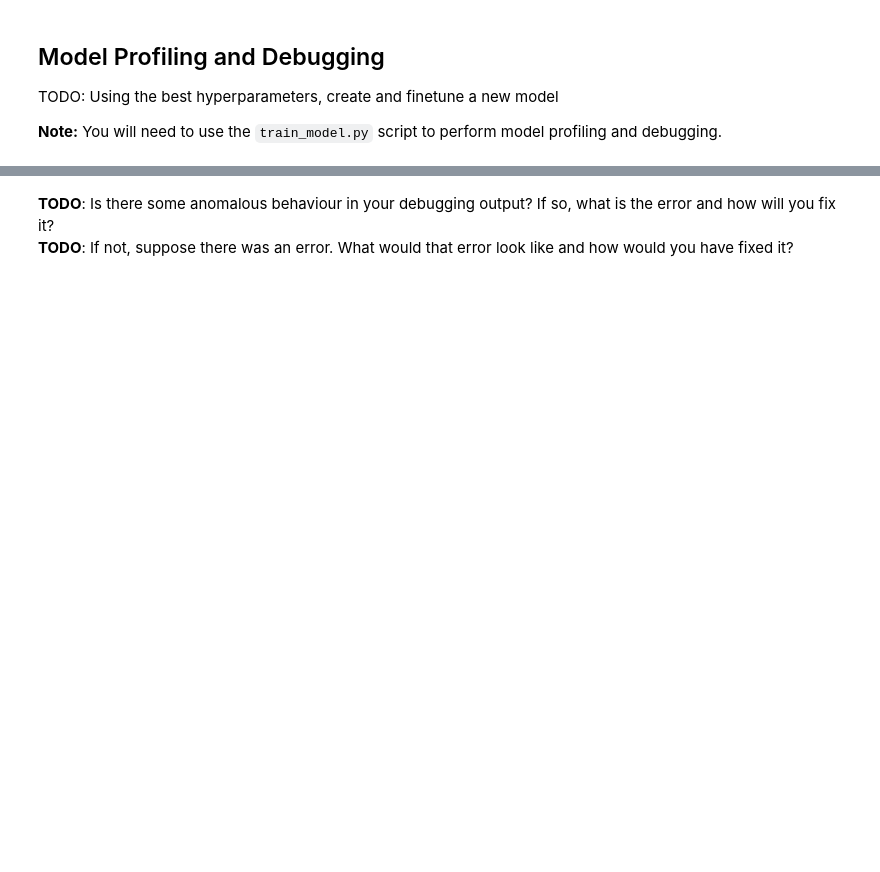
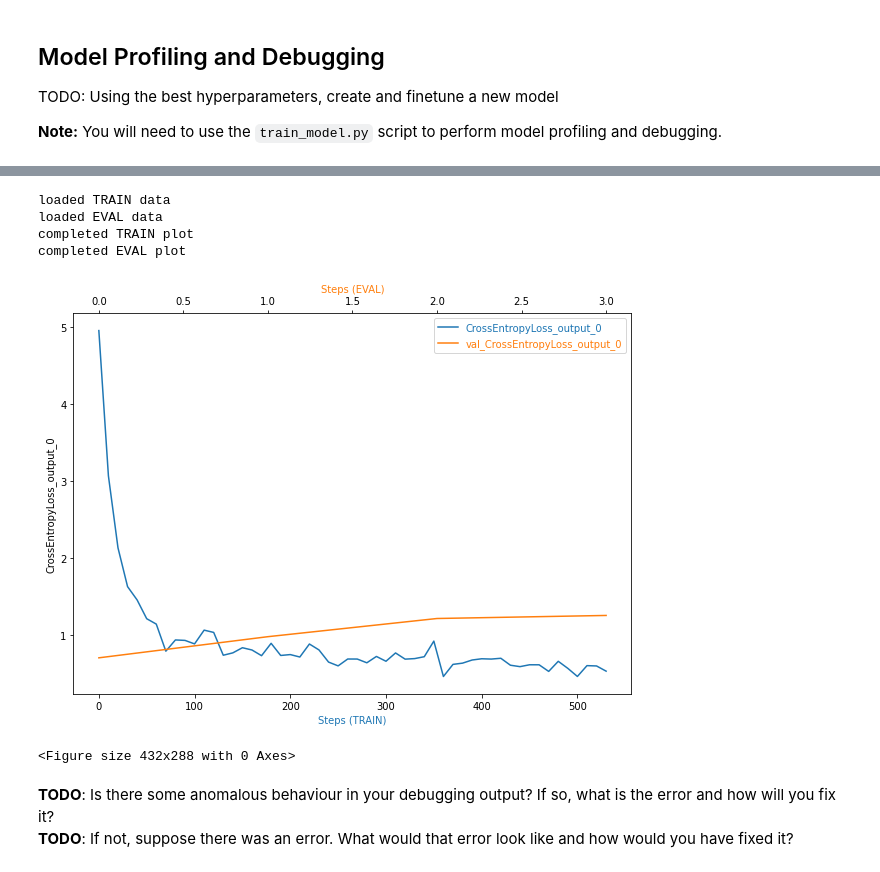
Before and after one commit to helmogey/AWS_ML_proj3, a Jupyter notebook: train_and_deploy.ipynb, the cells around one changed output, grey strips where cells are left out. Saved outputs shown, nothing was run; the diff lists cells and outputs as text; code cells hidden in the pictures; blank space fills up the shorter version.

```diff
--- a/train_and_deploy.ipynb
+++ b/train_and_deploy.ipynb
@@ -206,8 +206,8 @@ rules = [
     Rule.sagemaker(rule_configs.vanishing_gradient()),
     Rule.sagemaker(rule_configs.overfit()),
     Rule.sagemaker(rule_configs.overtraining()),
-    Rule.sagemaker(rule_configs.poor_weight_initialization()),
-    ProfilerRule.sagemaker(rule_configs.ProfilerReport()),
+#     Rule.sagemaker(rule_configs.poor_weight_initialization()),
+    ProfilerRule.sagemaker(rule_configs.ProfilerReport())
 ]
 
 profiler_config = ProfilerConfig(system_monitor_interval_millis=500, framework_profile_params=FrameworkProfile(num_steps=10)
@@ -219,18 +219,22 @@ collection_configs=[CollectionConfig(name="CrossEntropyLoss_output_0",parameters
 debugger_config=DebuggerHookConfig( collection_configs=collection_configs )
 # %%
 # TODO: Create and fit an estimator
+
 best_hyperparameters={'batch_size': int(best_estimator.hyperparameters()['batch_size'].replace('"', "")),
                       'lr': best_estimator.hyperparameters()['lr']}
+
+# best_hyperparameters={'batch_size': 256,'lr': 0.002504001642265153}
+
 estimator = PyTorch(
     entry_point="train_model.py",
     instance_count=1,
-    instance_type=instance_type,
+    instance_type="ml.p2.xlarge",
     role=role,
     framework_version="1.6",
     py_version="py36",
     hyperparameters=best_hyperparameters,
-    profiler_config=profiler_config, # include the profiler hook
-    debugger_hook_config=debugger_config, # include the debugger hook
+    profiler_config=profiler_config,
+    debugger_hook_config=debugger_config,
     rules=rules
 )
 
@@ -295,7 +319,14 @@ def plot_tensor(trial, tensor_name):
     plt.savefig('debugging-output.png')
 # %%
 # TODO: Plot a debugging output.
-plot_tensor(trial, "nll_loss_output_0")
+plot_tensor(trial, "CrossEntropyLoss_output_0")
+# %% [output]
+loaded TRAIN data
+loaded EVAL data
+completed TRAIN plot
+completed EVAL plot
+[figure, added]
+<Figure size 432x288 with 0 Axes>
 # %% [markdown]
 **TODO**: Is there some anomalous behaviour in your debugging output? If so, what is the error and how will you fix it?
 **TODO**: If not, suppose there was an error. What would that error look like and how would you have fixed it?
```
Also changed, not shown: parts of 11 cells of this notebook, 5 other files.
